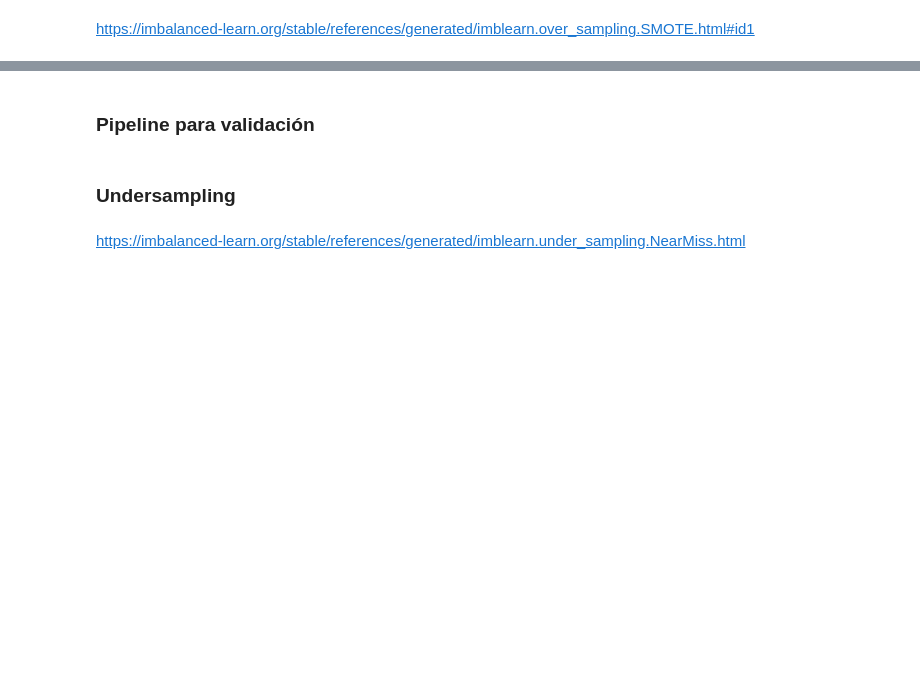
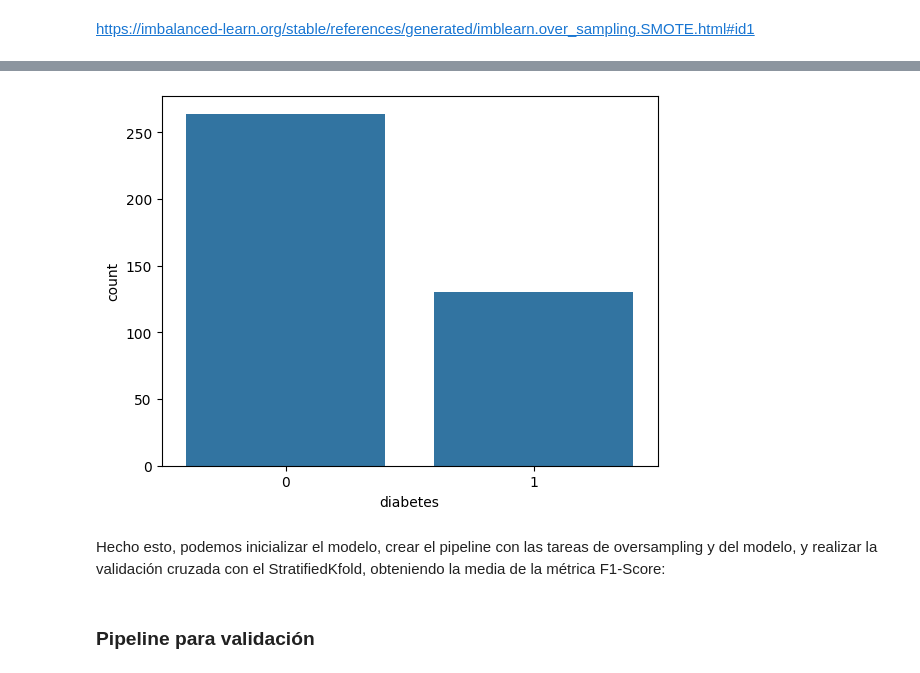
Before and after one commit to AngelTroncoso/comparacionDeML, a Jupyter notebook: Clasificacion_validacion_y_metricas.ipynb, the cells around one changed output, grey strips where cells are left out. Drawn from its saved outputs; the diff is of its cells as text; code cells hidden in the pictures; blank space fills up the shorter version.

```diff
--- a/Clasificacion_validacion_y_metricas.ipynb
+++ b/Clasificacion_validacion_y_metricas.ipynb
@@ -205,0 +335,7 @@ https://imbalanced-learn.org/stable/references/generated/imblearn.over_sampling.
+# %%
+#Otra forma de analizar es a través de un gráfico. Podemos usar el countplot() de la biblioteca seaborn:
+import seaborn as sns
+
+sns.countplot(datos, x = 'diabetes');
+# %% [output]
+[figure, added]
@@ -206,6 +346,4 @@ https://imbalanced-learn.org/stable/references/generated/imblearn.over_sampling.
+# %% [markdown]
+Hecho esto, podemos inicializar el modelo, crear el pipeline con las tareas de oversampling y del modelo, y realizar la validación cruzada con el StratifiedKfold, obteniendo la media de la métrica F1-Score:
 # %% [markdown]
 ### Pipeline para validación
-# %% [markdown]
-### Undersampling
-# %% [markdown]
-https://imbalanced-learn.org/stable/references/generated/imblearn.under_sampling.NearMiss.html
```
Also changed, not shown: parts of 56 cells of this notebook.
